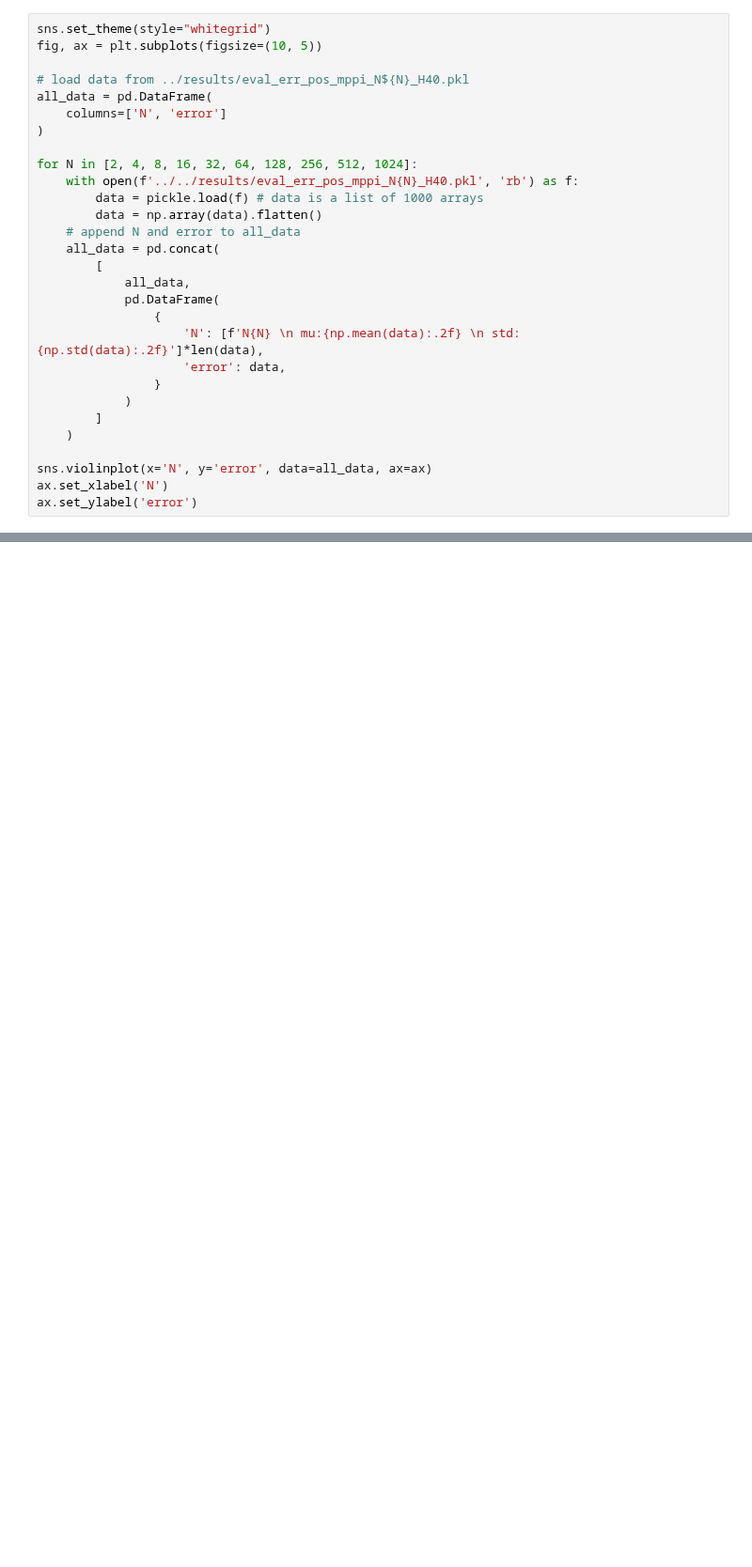
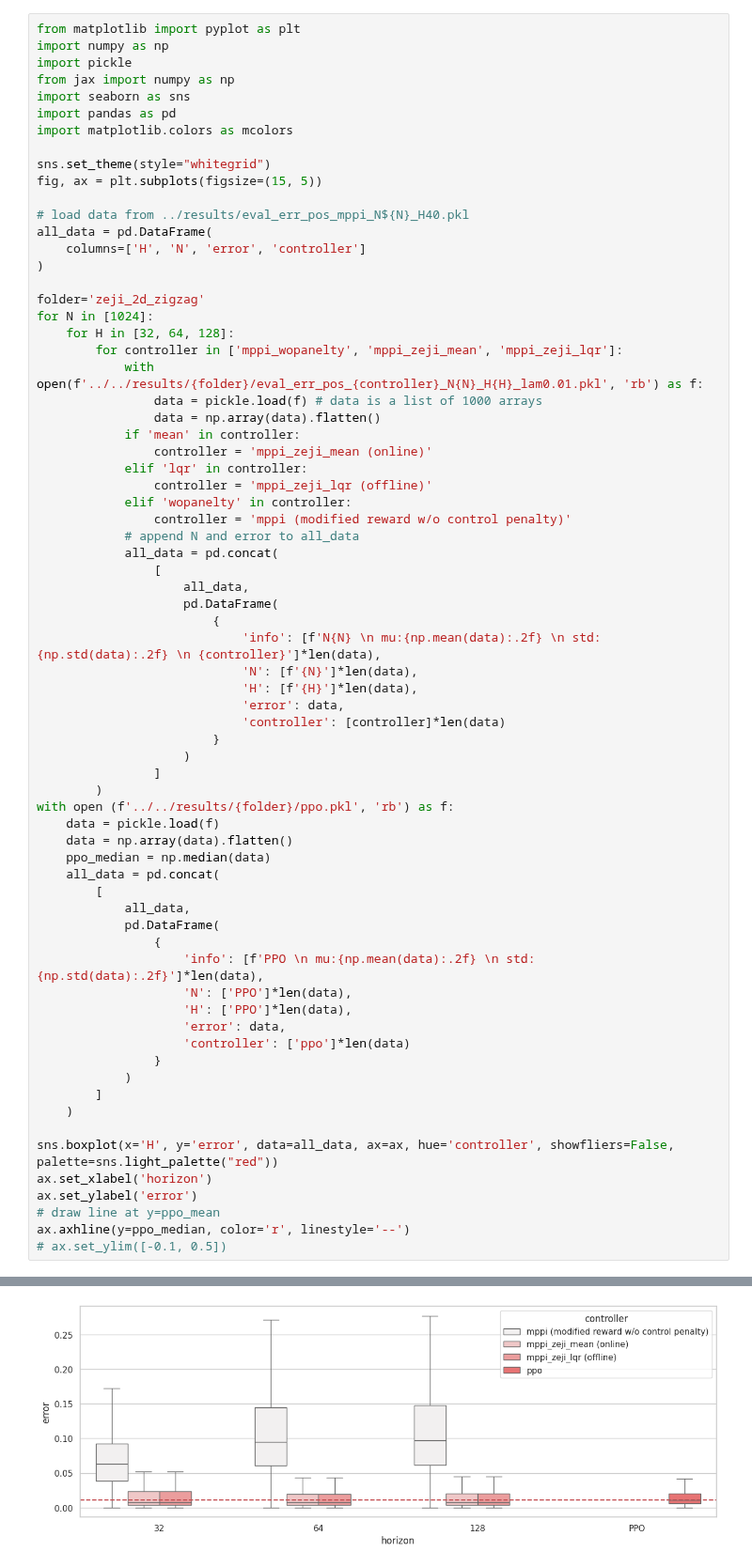
Before and after one commit to LeCAR-Lab/CoVO-MPC, a Jupyter notebook: quadjax/devel/plot.ipynb, the cells around one changed output, grey strips where cells are left out. Shown at 94% size. Cells and saved outputs as stored; diff of their text form; blank space fills up the shorter version.

Commit message:
:zap: zeji MPPI algorithm test out

```diff
--- a/quadjax/devel/plot.ipynb
+++ b/quadjax/devel/plot.ipynb
@@ -113,29 +109,71 @@ for i in range(3):
 # %%
+from matplotlib import pyplot as plt
+import numpy as np
+import pickle
+from jax import numpy as np
+import seaborn as sns
+import pandas as pd
+import matplotlib.colors as mcolors
+
 sns.set_theme(style="whitegrid")
-fig, ax = plt.subplots(figsize=(10, 5))
+fig, ax = plt.subplots(figsize=(15, 5))
 
 # load data from ../results/eval_err_pos_mppi_N${N}_H40.pkl
 all_data = pd.DataFrame(
-    columns=['N', 'error']
+    columns=['H', 'N', 'error', 'controller']
 )
 
-for N in [2, 4, 8, 16, 32, 64, 128, 256, 512, 1024]:
-    with open(f'../../results/eval_err_pos_mppi_N{N}_H40.pkl', 'rb') as f:
-        data = pickle.load(f) # data is a list of 1000 arrays
-        data = np.array(data).flatten()
-    # append N and error to all_data
+folder='zeji_2d_zigzag'
+for N in [1024]:
+    for H in [32, 64, 128]:
+        for controller in ['mppi_wopanelty', 'mppi_zeji_mean', 'mppi_zeji_lqr']:
+            with open(f'../../results/{folder}/eval_err_pos_{controller}_N{N}_H{H}_lam0.01.pkl', 'rb') as f:
+                data = pickle.load(f) # data is a list of 1000 arrays
+                data = np.array(data).flatten()
+            if 'mean' in controller:
+                controller = 'mppi_zeji_mean (online)'
+            elif 'lqr' in controller:
+                controller = 'mppi_zeji_lqr (offline)'
+            elif 'wopanelty' in controller:
+                controller = 'mppi (modified reward w/o control penalty)'
+            # append N and error to all_data
+            all_data = pd.concat(
+                [
+                    all_data,
+                    pd.DataFrame(
+                        {
+                            'info': [f'N{N} \n mu:{np.mean(data):.2f} \n std:{np.std(data):.2f} \n {controller}']*len(data),
+                            'N': [f'{N}']*len(data),
+                            'H': [f'{H}']*len(data),
+                            'error': data,
+                            'controller': [controller]*len(data)
+                        }
+                    )
+                ]
+        )
+with open (f'../../results/{folder}/ppo.pkl', 'rb') as f:
+    data = pickle.load(f)
+    data = np.array(data).flatten()
+    ppo_median = np.median(data)
     all_data = pd.concat(
         [
             all_data,
             pd.DataFrame(
                 {
-                    'N': [f'N{N} \n mu:{np.mean(data):.2f} \n std:{np.std(data):.2f}']*len(data),
+                    'info': [f'PPO \n mu:{np.mean(data):.2f} \n std:{np.std(data):.2f}']*len(data),
+                    'N': ['PPO']*len(data),
+                    'H': ['PPO']*len(data),
                     'error': data,
+                    'controller': ['ppo']*len(data)
                 }
             )
         ]
     )
 
-sns.violinplot(x='N', y='error', data=all_data, ax=ax)
-ax.set_xlabel('N')
+sns.boxplot(x='H', y='error', data=all_data, ax=ax, hue='controller', showfliers=False, palette=sns.light_palette("red"))
+ax.set_xlabel('horizon')
 ax.set_ylabel('error')
+# draw line at y=ppo_mean
+ax.axhline(y=ppo_median, color='r', linestyle='--')
+# ax.set_ylim([-0.1, 0.5])
+# %% [output]
@@ -142,3 +181,4 @@ ax.set_ylabel('error')
+[figure, added]
 # %%
 sns.set_theme(style="whitegrid")
 fig, ax = plt.subplots(figsize=(10, 5))
```
Also changed, not shown: parts of 2 cells of this notebook, 4 other files.
